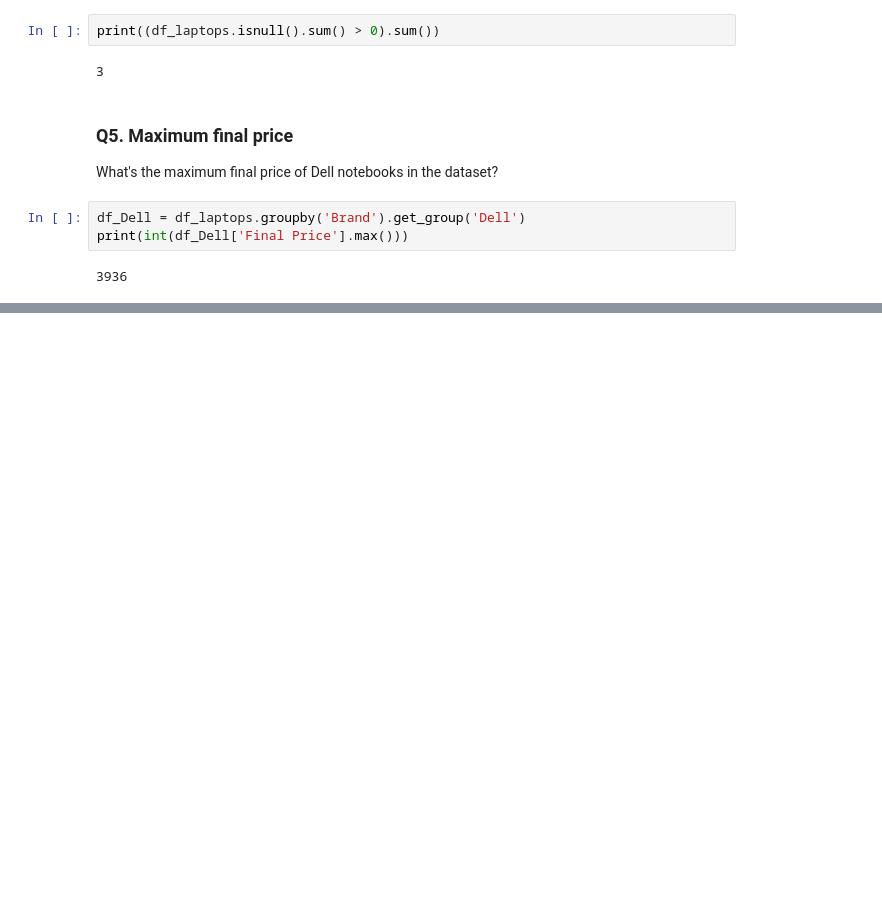
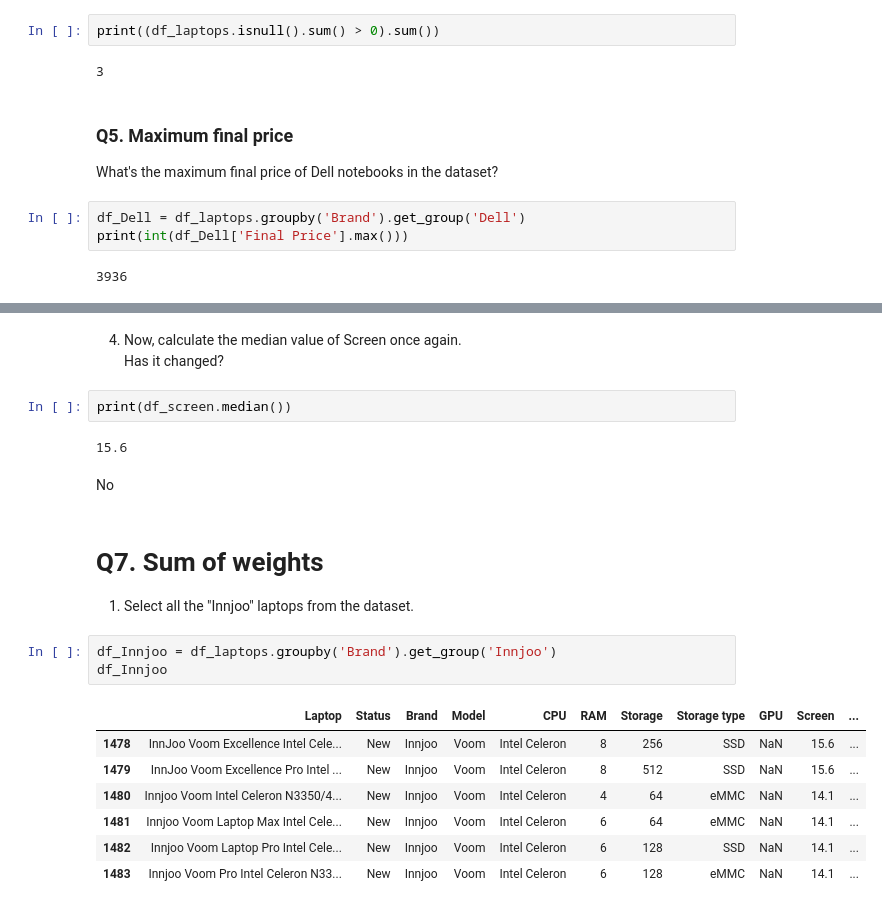
Before and after one commit to eekevall/machine-learning-zoomcamp-2024, a Jupyter notebook: 01-Intro/homework.ipynb, the cells around one changed output, grey strips where cells are left out. Cells and saved outputs as stored; diff of their text form; blank space fills up the shorter version.

```diff
--- a/01-Intro/homework.ipynb
+++ b/01-Intro/homework.ipynb
@@ -190,0 +240,24 @@ print(int(df_Dell['Final Price'].max()))
+# %% [markdown]
+4. Now, calculate the median value of Screen once again.\
+Has it changed?
+# %%
+print(df_screen.median())
+# %% [output]
+15.6
+# %% [markdown]
+No
+# %% [markdown]
+# Q7. Sum of weights
+
+1. Select all the "Innjoo" laptops from the dataset.
+# %%
+df_Innjoo = df_laptops.groupby('Brand').get_group('Innjoo')
+df_Innjoo
+# %% [output]
+|  | Laptop | Status | Brand | Model | CPU | RAM | Storage | Storage type | GPU | Screen | ... |
+| 1478 | InnJoo Voom Excellence Intel Cele... | New | Innjoo | Voom | Intel Celeron | 8 | 256 | SSD | NaN | 15.6 | ... |
+| 1479 | InnJoo Voom Excellence Pro Intel ... | New | Innjoo | Voom | Intel Celeron | 8 | 512 | SSD | NaN | 15.6 | ... |
+| 1480 | Innjoo Voom Intel Celeron N3350/4... | New | Innjoo | Voom | Intel Celeron | 4 | 64 | eMMC | NaN | 14.1 | ... |
+| 1481 | Innjoo Voom Laptop Max Intel Cele... | New | Innjoo | Voom | Intel Celeron | 6 | 64 | eMMC | NaN | 14.1 | ... |
+| 1482 | Innjoo Voom Laptop Pro Intel Cele... | New | Innjoo | Voom | Intel Celeron | 6 | 128 | SSD | NaN | 14.1 | ... |
+| 1483 | Innjoo Voom Pro Intel Celeron N33... | New | Innjoo | Voom | Intel Celeron | 6 | 128 | eMMC | NaN | 14.1 | ... |
```
Also changed, not shown: parts of 29 cells of this notebook.
